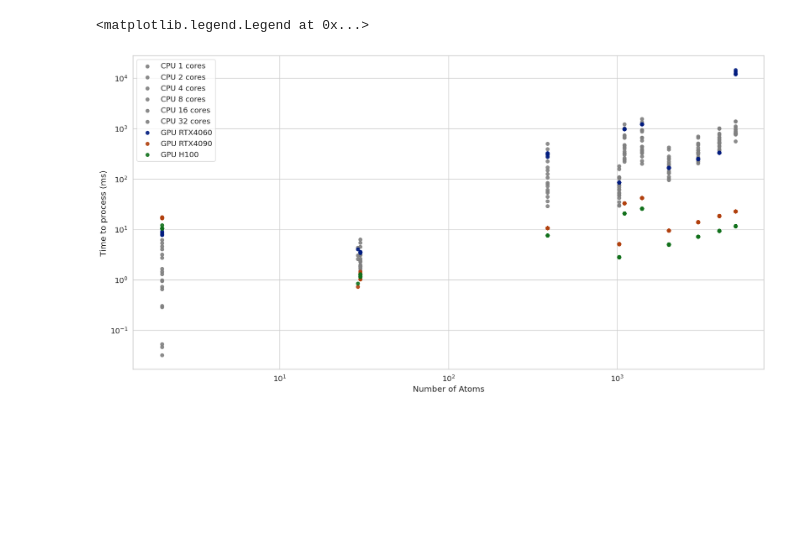
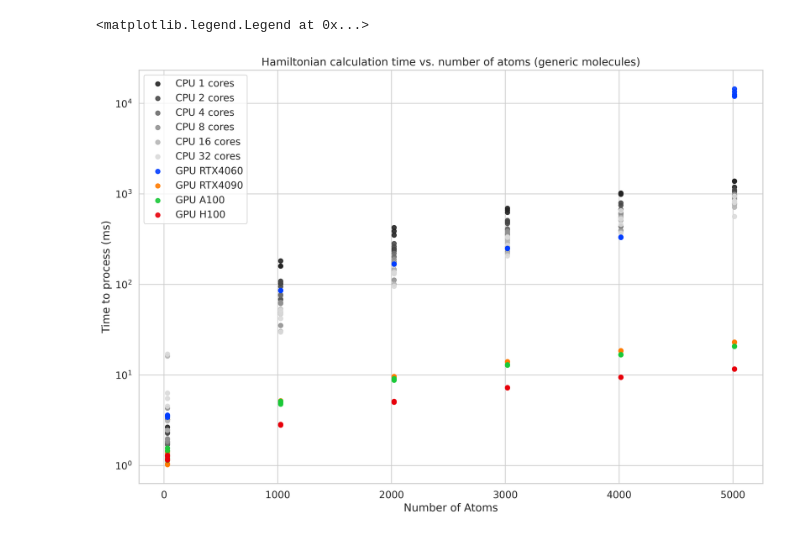
Before and after one commit to tornikeo/tblite, a Jupyter notebook: notes/make_figures.ipynb, the cells around one changed output. Saved outputs shown, nothing was run; the diff lists cells and outputs as text; code cells hidden in the pictures; blank space fills up the shorter version.

Commit message:
Add a100 plots

```diff
--- a/notes/make_figures.ipynb
+++ b/notes/make_figures.ipynb
@@ -14,20 +14,30 @@ for ncpu in [1, 2, 4, 8, 16, 32]:
     all_data.append(df)
 
 for ncpu in [1, 2, 4, 8, 16, 32]:
+    df = pd.read_csv(f'notes/data/rtx4090/{ncpu}cpu.csv')
+    df['gpu_type'] = 'rtx4090'
+    df['ncpu'] = ncpu
+    all_data.append(df)
+
+for ncpu in [1, 2, 4, 8, 16, 32]:
+    df = pd.read_csv(f'notes/data/a100/{ncpu}cpu.csv')
+    df['gpu_type'] = 'a100'
+    df['ncpu'] = ncpu
+    all_data.append(df)
+
+for ncpu in [1, 2, 4, 8, 16, 32]:
     df = pd.read_csv(f'notes/data/h100/{ncpu}cpu.csv')
     df['gpu_type'] = 'h100'
     df['ncpu'] = ncpu
     all_data.append(df)
 
-for ncpu in [1, 2, 4, 8, 16, 32]:
-    df = pd.read_csv(f'notes/data/rtx4090/{ncpu}cpu.csv')
-    df['gpu_type'] = 'rtx4090'
-    df['ncpu'] = ncpu
-    all_data.append(df)
 
-df = pd.concat(all_data, ignore_index=True)
-is_alkane = df['structure'].str.contains('alkane')
-df['is_alkane'] = is_alkane
+
+all_data = pd.concat(all_data, ignore_index=True)
+is_alkane = all_data['structure'].str.contains('alkane')
+all_data['is_alkane'] = is_alkane
+alkanes = all_data[all_data['is_alkane']]
+df = all_data[~all_data['is_alkane']]
 df
 # %% [output]
 |  | structure | nat | nprim | maxl | max_nnl | mean_nnl | max_nsh | cpu_time | gpu_gb_in | gpu_gb_out | ... |
@@ -46,37 +56,38 @@ df
 # %%
 # First plot, plot 1/cpu_time and 1/gpu_time, over increasing number of atoms `nat` (x-axis).
 # Lines: gray to black CPU, 1, 2, ... 32
 # Lines: nvidia green, GPUs, rtx4060, rtx4090, h100
-plt.figure(figsize=(20, 10))
+plt.figure(figsize=(15, 10), dpi=300)
 sns.set_style("whitegrid")
 sns.set_palette("dark")
 sns.set_context("notebook", font_scale=1.2)
 
 # Plot CPU data
 df = df.sort_values(by='nat')
 natoms = df['nat']
 cpu_times = df['cpu_time']
 cpu_cores = df['ncpu']
 gpu_times = df['gpu_time']
 gpu_types = df['gpu_type']
 
+cpu_palette = sns.color_palette("gray", n_colors=6)  # 6 shades of gray for 1, 2, 4, 8, 16, 32 cores
 for i, ncpu in enumerate([1, 2, 4, 8, 16, 32]):
   mask = (cpu_cores == ncpu)
   plt.scatter(natoms[mask], cpu_times[mask],
-           label=f'CPU {ncpu} cores', color='gray', alpha=0.9)
+           label=f'CPU {ncpu} cores', color=cpu_palette[i], alpha=0.9)
 
 # gpu_palette = sns.color_palette("Greens", n_colors=6)  # 3 shades of green for rtx4060, rtx4090, h100
-for i, gpu_type in enumerate(['rtx4060', 'rtx4090', 'h100']):
+gpu_palette = sns.color_palette("bright", n_colors=4)  # Bright palette for GPUs
+for i, gpu_type in enumerate(['rtx4060', 'rtx4090', 'a100', 'h100']):
   mask = (gpu_types == gpu_type)
-  # color = gpu_palette[i + 3]
-  plt.scatter(natoms[mask], gpu_times[mask], label=f'GPU {gpu_type.upper()}', alpha=.9)
+  color = gpu_palette[i]
+  plt.scatter(natoms[mask], gpu_times[mask], label=f'GPU {gpu_type.upper()}', color=color, alpha=0.9)
 
 plt.xlabel('Number of Atoms')
 plt.ylabel('Time to process (ms)')
-plt.xscale('log')
 plt.yscale('log')
-# plt.title('CPU and GPU Performance')
+plt.title('Hamiltonian calculation time vs. number of atoms (generic molecules)')
 plt.legend()
 # %% [output]
 <matplotlib.legend.Legend at 0x...>
-[figure, old version]
+[figure, new version]
```
Also changed, not shown: parts of 2 cells of this notebook, 8 other files.
